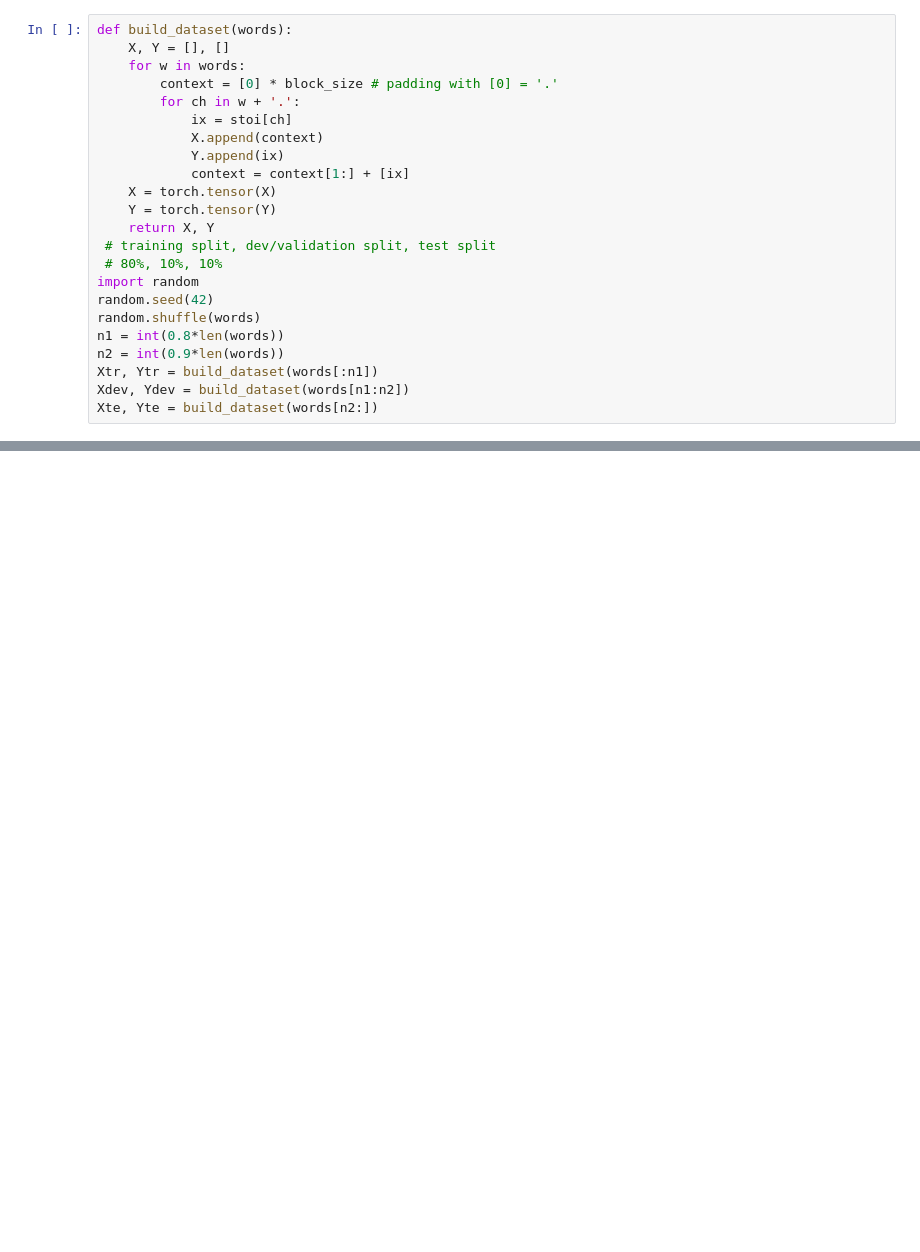
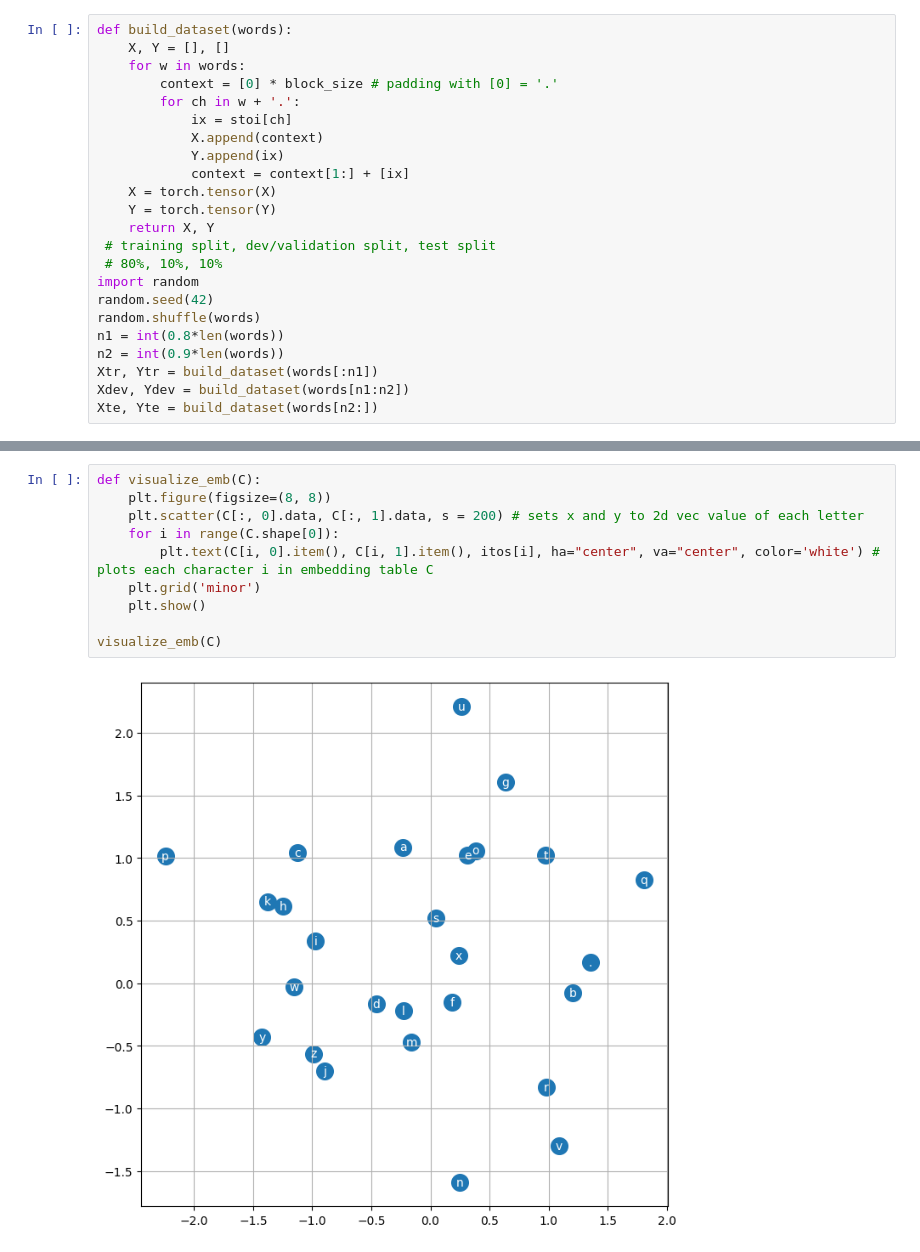
Before and after one commit to cxwang1037738928/MLP-Character-language-model, a Jupyter notebook: MLP_BatchNormalization.ipynb, the cells around one changed output, grey strips where cells are left out. Saved outputs shown, nothing was run; the diff lists cells and outputs as text; blank space fills up the shorter version.

```diff
--- a/MLP_BatchNormalization.ipynb
+++ b/MLP_BatchNormalization.ipynb
@@ -249,3 +247,15 @@ weight  (200, 27) | mean +0.000000 | std 0.000000e+00 | grad:data ratio nan
+# %%
+def visualize_emb(C):
+    plt.figure(figsize=(8, 8))
+    plt.scatter(C[:, 0].data, C[:, 1].data, s = 200) # sets x and y to 2d vec value of each letter
+    for i in range(C.shape[0]):
+        plt.text(C[i, 0].item(), C[i, 1].item(), itos[i], ha="center", va="center", color='white') # plots each character i in embedding table C
+    plt.grid('minor')
+    plt.show()
+
+visualize_emb(C)
+# %% [output]
+[figure, added]
 # %%
 for _ in range(10):
 
```
Also changed, not shown: parts of 7 cells of this notebook, 1 other file.
